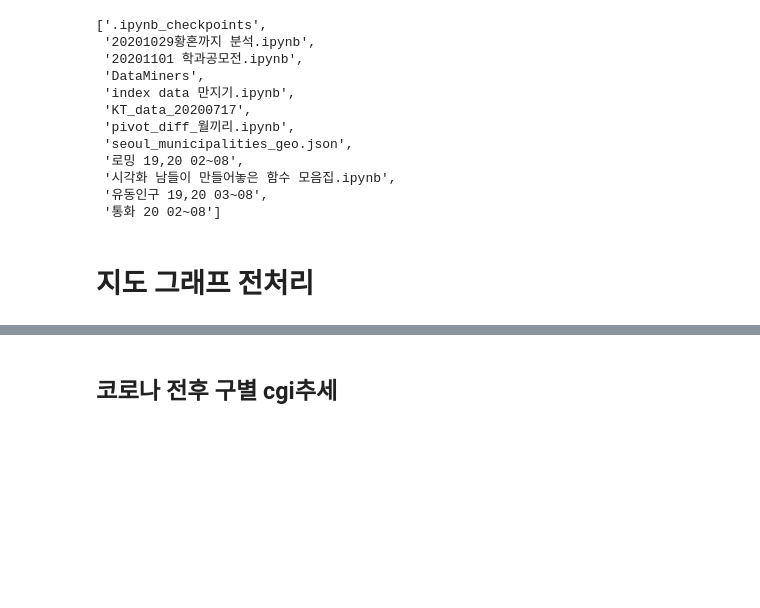
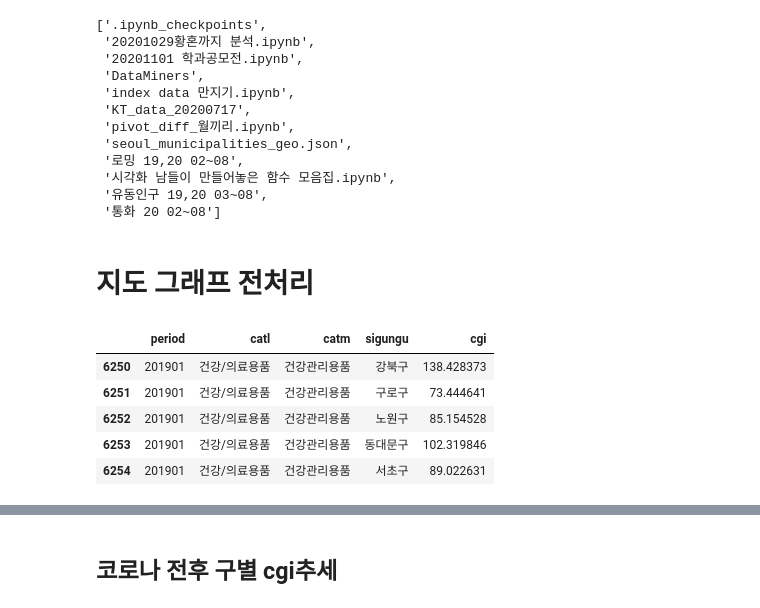
Before and after one commit to BaeHyungjun/TeamFPB, a Jupyter notebook: index data 만지기.ipynb, the cells around one changed output, grey strips where cells are left out. Saved outputs shown, nothing was run; the diff lists cells and outputs as text; code cells hidden in the pictures; blank space fills up the shorter version.

```diff
--- a/index data 만지기.ipynb
+++ b/index data 만지기.ipynb
@@ -109,6 +109,15 @@ index_all = index_df[(index_df["age"] == "all") & (index_df["gender"] == "all")]
 # %%
 #시군구 all인 행 제외
 index_all = index_all.drop(index_all[index_all["sigungu"] == "all"].index)
+# %%
+index_all.head()
+# %% [output]
+|  | period | catl | catm | sigungu | cgi |
+| 6250 | 201901 | 건강/의료용품 | 건강관리용품 | 강북구 | 138.428373 |
+| 6251 | 201901 | 건강/의료용품 | 건강관리용품 | 구로구 | 73.444641 |
+| 6252 | 201901 | 건강/의료용품 | 건강관리용품 | 노원구 | 85.154528 |
+| 6253 | 201901 | 건강/의료용품 | 건강관리용품 | 동대문구 | 102.319846 |
+| 6254 | 201901 | 건강/의료용품 | 건강관리용품 | 서초구 | 89.022631 |
 # %%
 index_all["sigungu"].value_counts()
 # %% [output]
```
Also changed, not shown: parts of 7 cells of this notebook.
